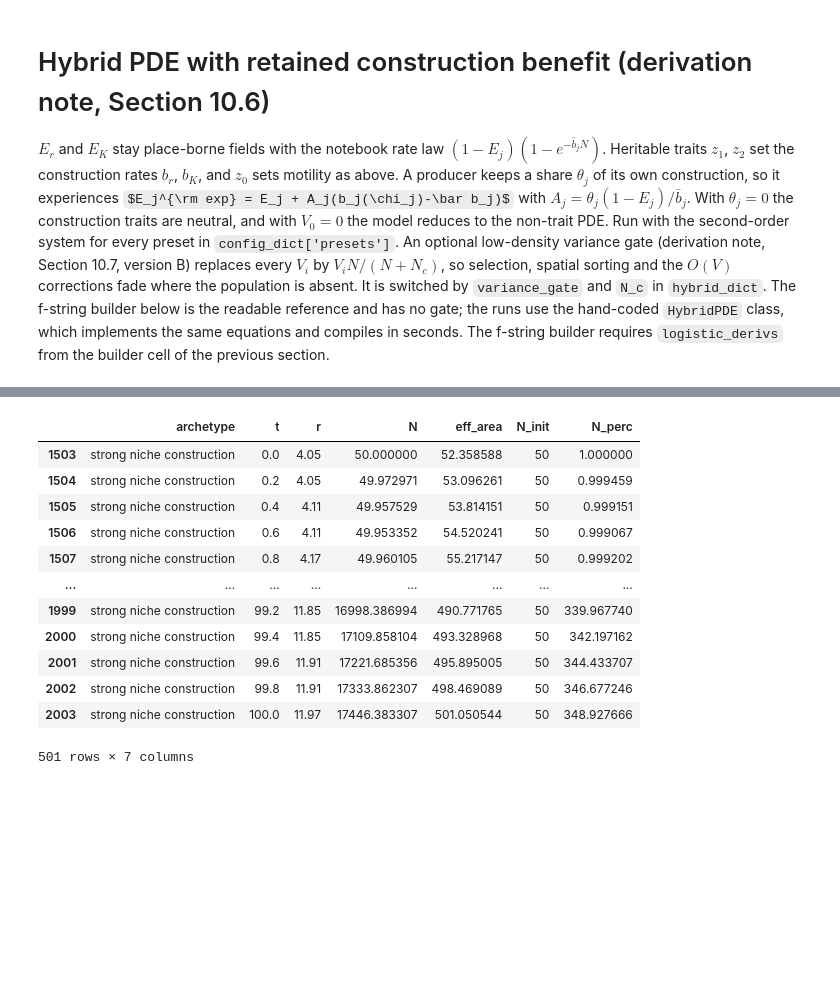
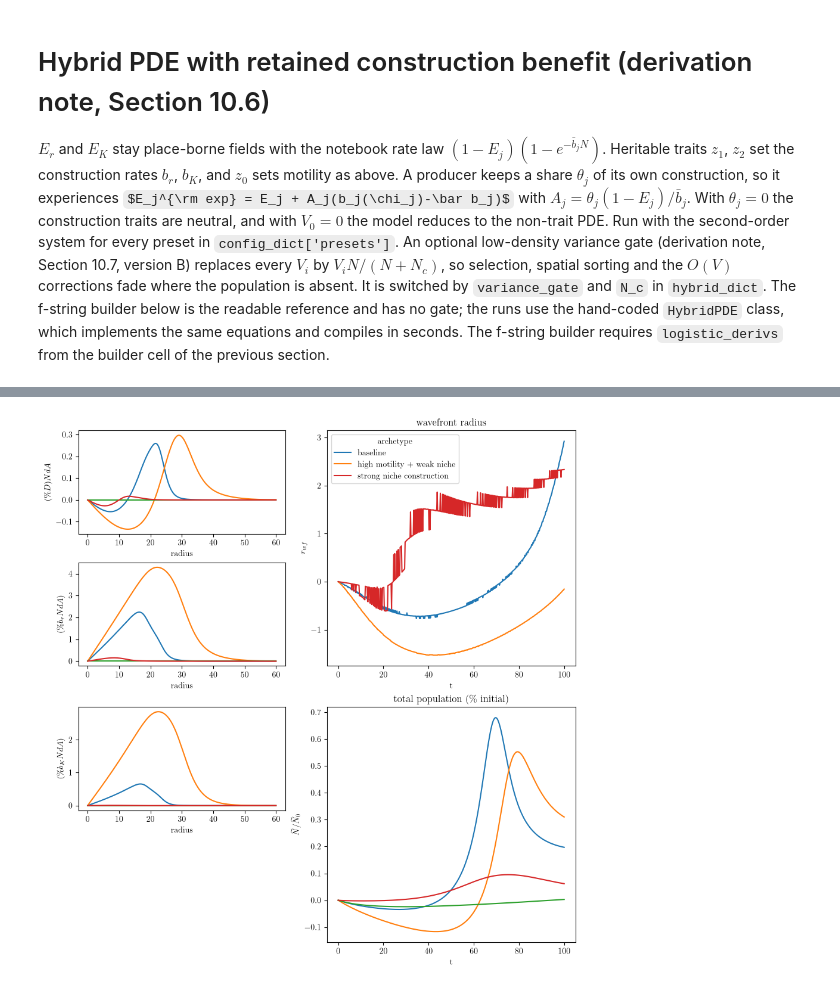
Before and after one commit to cancer-ecology-center/tumor-ecology-models, a Jupyter notebook: scripts/figures.ipynb, the cells around one changed output, grey strips where cells are left out. Cells and saved outputs as stored; diff of their text form; code cells hidden in the pictures; some formulas as TeX source; blank space fills up the shorter version.

```diff
--- a/scripts/figures.ipynb
+++ b/scripts/figures.ipynb
@@ -889,7 +803,7 @@ class HybridPDE(PDEBase):
 # exploration, not calibrated estimates. The PDEs are second-order HybridPDE instances (cell above),
 # built per preset in the run cell below.
 hybrid_dict = {
-    'k': (3, 3, 3),            # sigmoid steepness for z0 (motility), z1 (b_r), z2 (b_K)
+    'k': (4, 4, 4),            # sigmoid steepness for z0 (motility), z1 (b_r), z2 (b_K)
     'V': (0.01, 0.01, 0.01),   # standing trait variances V0, V1, V2 (low-variance closure)
     'D_max_factor': 2.0,       # plateau D0 = D_max_factor * D, so the run starts at the preset D
     'b_max_factor': 2.0,       # plateaus b_j0 = b_max_factor * b_j, so the run starts at the preset b_j
@@ -897,7 +811,7 @@ hybrid_dict = {
     'escape_public': 0.5,      # omega; 0.0 means escape follows the experienced niche
     'N_eps': 1e-3,             # regulariser for 1/N in the trait equations
     'variance_gate': True,     # Section 10.7 version B: V_i -> V_i * N/(N + N_c) everywhere
-    'N_c': 1e-4,               # gate half-saturation density (model units of N); keep well below the seed
+    'N_c': 1e-3,               # gate half-saturation density (model units of N); keep well below the seed
 }
 
 
@@ -954,6 +868,7 @@ hybrid_scenario_final_profiles = []
 for preset_name, preset_config in config_dict['presets'].items():
     print(f"Running hybrid model (second order) for preset: {preset_name}")
     params = build_hybrid_params(preset_config, hybrid_dict)
+
     hybrid_scenario_params[preset_name] = params
     pde_system = HybridPDE(params, second_order=True, bc=config_dict['bcs'])
     state, r_coords = build_hybrid_state(config_dict, preset_config, params)
@@ -966,14 +881,16 @@ for preset_name, preset_config in config_dict['presets'].items():
         adaptive=True, backend='numba')
     for t_idx, time in enumerate(storage.times):
         curr_u = storage[t_idx][0].data
-        idx = compute_wavefront_idx(config_dict['analysis'], curr_u, r_coords)
-        hybrid_scenario_wavefront_speeds.append((preset_name, time, r_coords[idx], rolling_area(curr_u, r_coords)[-1],
+        e_field = storage[t_idx][2].data
+        idx = compute_wavefront_idx(config_dict['analysis'], curr_u, r_coords,e_field)
+        hybrid_scenario_wavefront_speeds.append((preset_name, time, idx, rolling_area(curr_u, r_coords)[-1],
                                                  compute_participation_area(storage[t_idx][0])))
     final = storage[-1]
     final_Er = final[1].data
     final_Ek = final[2].data
-    final_N = final[0].data / (params['K'] * final_Ek)
+    final_N = final[0].data/ (params['K'] * final_Ek)
     final_D = sigmoid_value(final[3].data, params['k0'], params['D0'])
     final_br = sigmoid_value(final[4].data, params['k1'], params['br0'])
     final_bK = sigmoid_value(final[5].data, params['k2'], params['bK0'])
-    hybrid_scenario_final_profiles.append((preset_name, final_N, final_D, final_Er, final_Ek, final_br, final_bK))
+    final_area = rolling_area(final[0].data, r_coords)[-1]
+    hybrid_scenario_final_profiles.append((preset_name,2*np.pi*r_coords*np.gradient(r_coords)*final_N*(final_D/(params['D0']/2)-1), 2*np.pi*r_coords*np.gradient(r_coords)*final_N*(final_br/(params['br0']/2)-1), 2*np.pi*r_coords*np.gradient(r_coords)*final_N*(final_bK/(params['bK0']/2)-1)))
@@ -982,45 +911,41 @@ for preset_name, preset_config in config_dict['presets'].items():
 df_hybrid = pd.DataFrame(hybrid_scenario_wavefront_speeds, columns=['archetype', 't', 'r', 'N', 'eff_area'])
 df_hybrid['N_init'] = config_dict['seed']['N_init']
 df_hybrid['N_perc'] = df_hybrid['N'] / df_hybrid['N_init']
+df_hybrid = df_hybrid.merge(df.rename(columns = {'r':'base_r','N_perc':'base_N_perc','N':'base_N'}), how='left', on = ['archetype','t'])
+df_hybrid['r_perc_base'] = 100*(df_hybrid['r']/df_hybrid['base_r']-1)
+df_hybrid['N_perc_base'] = df_hybrid['N']/df_hybrid['base_N'] -1
 hybrid_scenarios = [profile[0] for profile in hybrid_scenario_final_profiles]
 hybrid_palette = dict(zip(hybrid_scenarios, sns.color_palette("tab10", n_colors=len(hybrid_scenarios))))
-
 fig = plt.figure(figsize=(9, 11), constrained_layout=True)
 gs = fig.add_gridspec(5, 2, width_ratios=[1, 1.2])
 profile_panels = [
-    ((1,), ("$N/E_{K}K$",)),
-    ((2,), ("$D$",)),
-    ((3,), (r"$E_{r}$",)),
-    ((4,), (r"$E_{K}$",)),
-    ((5, 6), (r"$b_{r}$", r"$b_{K}$")),
+    ((1,), ("$(\\%D)NdA$",)),
+    ((2,), ("$(\\%b_{r}NdA)$",)),
+    ((3,), ("$(\\%b_{K}NdA)$",))#
 ]
 for row, (col_idxs, labels) in enumerate(profile_panels):
     ax = fig.add_subplot(gs[row, 0])
     for profile in hybrid_scenario_final_profiles:
         for col_idx, label, style in zip(col_idxs, labels, ("-", "--")):
             ax.plot(r_coords, profile[col_idx], color=hybrid_palette[profile[0]], linestyle=style)
     ax.set_xlabel("radius")
     ax.set_ylabel(", ".join(labels))
-    if row == 0:
-        ax.set_title("final profiles")
     if len(col_idxs) > 1:
         # line style legend only; preset colours are in the wavefront legend
         style_handles = [plt.Line2D([], [], color="0.3", linestyle=style) for style in ("-", "--")]
         ax.legend(style_handles, labels, loc="center right", fontsize="small")
 
 ax_wavefront = fig.add_subplot(gs[:2, 1])
-sns.lineplot(data=df_hybrid, x="t", y="r", hue="archetype", palette=hybrid_palette, ax=ax_wavefront)
+sns.lineplot(data=df_hybrid[df_hybrid['archetype']!='high predation/immune pressure'], x="t", y="r_perc_base", hue="archetype", palette=hybrid_palette, ax=ax_wavefront)
 ax_wavefront.set_title("wavefront radius")
 ax_wavefront.set_ylabel("$r_{wf}$")
 
 ax_population = fig.add_subplot(gs[2:4, 1])
-sns.lineplot(data=df_hybrid, x="t", y="N_perc", hue="archetype", palette=hybrid_palette, ax=ax_population)
+sns.lineplot(data=df_hybrid, x="t", y="N_perc_base", hue="archetype", palette=hybrid_palette, ax=ax_population)
 ax_population.set_title(r"total population (\% initial)")
 ax_population.set_ylabel(r"$\widetilde{N} / \widetilde{N}_{0}$")
-ax_population.set_yscale("log")
+# ax_population.set_yscale("log")
 ax_population.get_legend().remove()
-
-gate_label = f"variance gate $N_c$={hybrid_dict['N_c']:g}" if hybrid_dict['variance_gate'] else "no variance gate"
-fig.suptitle(f"second-order hybrid model, all presets ({gate_label})")
-
 plt.show()
+# %% [output]
+[figure, added]
@@ -1029,16 +951,0 @@ df_hybrid[df_hybrid['archetype']=='strong niche construction']
-# %%
-df[df['archetype']=='strong niche construction']
-# %% [output]
-|  | archetype | t | r | N | eff_area | N_init | N_perc |
-| 1503 | strong niche construction | 0.0 | 4.05 | 50.000000 | 52.358588 | 50 | 1.000000 |
-| 1504 | strong niche construction | 0.2 | 4.05 | 49.972971 | 53.096261 | 50 | 0.999459 |
-| 1505 | strong niche construction | 0.4 | 4.11 | 49.957529 | 53.814151 | 50 | 0.999151 |
-| 1506 | strong niche construction | 0.6 | 4.11 | 49.953352 | 54.520241 | 50 | 0.999067 |
-| 1507 | strong niche construction | 0.8 | 4.17 | 49.960105 | 55.217147 | 50 | 0.999202 |
-| ... | ... | ... | ... | ... | ... | ... | ... |
-| 1999 | strong niche construction | 99.2 | 11.85 | 16998.386994 | 490.771765 | 50 | 339.967740 |
-| 2000 | strong niche construction | 99.4 | 11.85 | 17109.858104 | 493.328968 | 50 | 342.197162 |
-| 2001 | strong niche construction | 99.6 | 11.91 | 17221.685356 | 495.895005 | 50 | 344.433707 |
-| 2002 | strong niche construction | 99.8 | 11.91 | 17333.862307 | 498.469089 | 50 | 346.677246 |
-| 2003 | strong niche construction | 100.0 | 11.97 | 17446.383307 | 501.050544 | 50 | 348.927666 |
-501 rows × 7 columns
```
Also changed, not shown: parts of 11 cells of this notebook.
